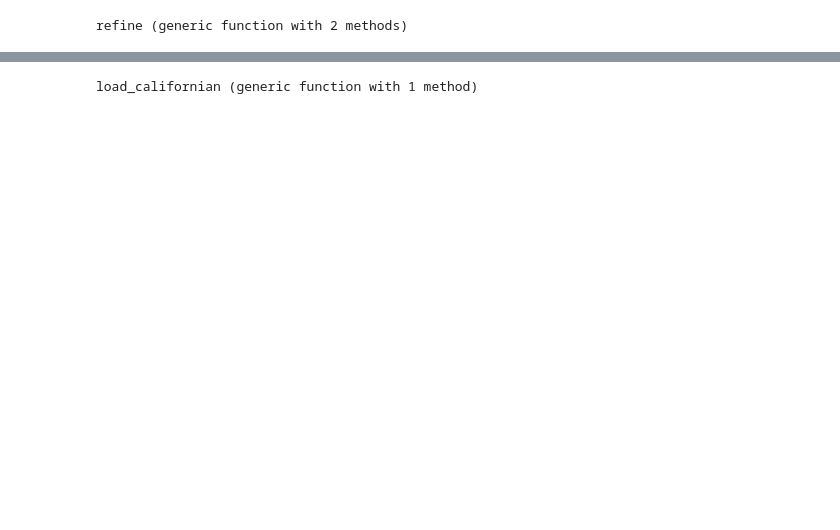
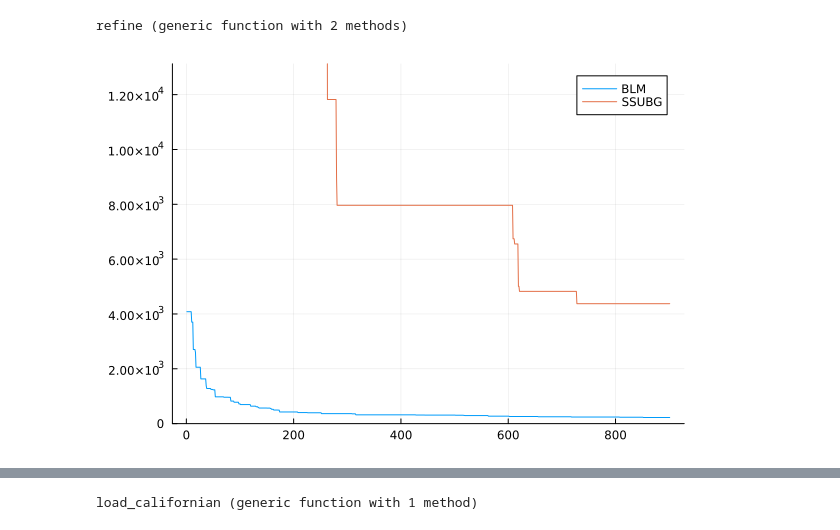
Before and after one commit to SofianeTanji/ConvexHullPricing.jl, a Jupyter notebook: notebooks/OnePlot.ipynb, the cells around one changed output, grey strips where cells are left out. Saved outputs shown, nothing was run; the diff lists cells and outputs as text; code cells hidden in the pictures; blank space fills up the shorter version.

Commit message:
preliminary stochastic runs

```diff
--- a/notebooks/OnePlot.ipynb
+++ b/notebooks/OnePlot.ipynb
@@ -25,3 +25,14 @@ function refine(valuevec, timevec, trange = RANGE)
 end
 # %% [output]
 refine (generic function with 2 methods)
+# %%
+idx=1
+FS = maximum(load_object("..//results//optimal_values//NewRefinedOptRunBE$(idx).jld2")[3])
+XBLM, ITBLM, BLM, TBLM = load_object("..//results//15min_runs//BundleLevelMethodBE$(idx).jld2")
+XSSUBG, ITSSUBG, SSUBG, TSSUBG = load_object("..//results//15min_runs//StochasticSubGBE$(idx).jld2")
+SSUBG = mon(refine(FS .- SSUBG, TSSUBG))
+BLM = mon(refine(FS .- BLM, TBLM))
+plot(BLM, label="BLM")
+plot!(SSUBG, label = "SSUBG", ylims=(0, 3*minimum(SSUBG)))
+# %% [output]
+[figure, added]
```
Also changed, not shown: parts of 5 cells of this notebook, 11 other files.
